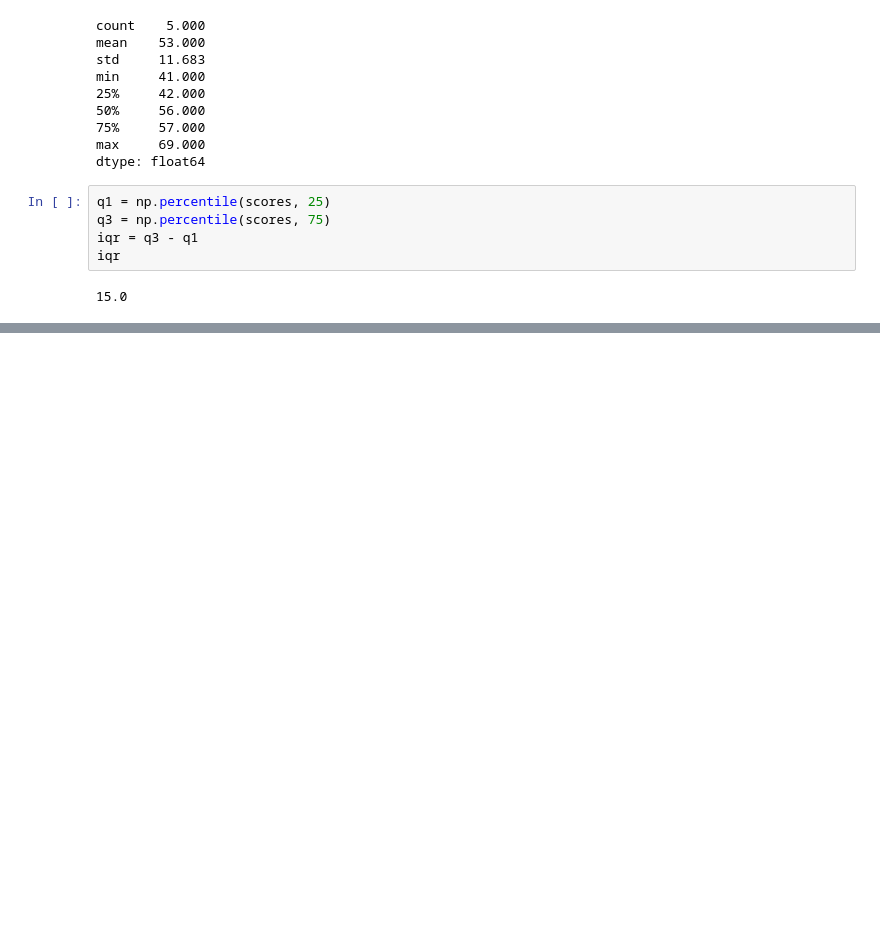
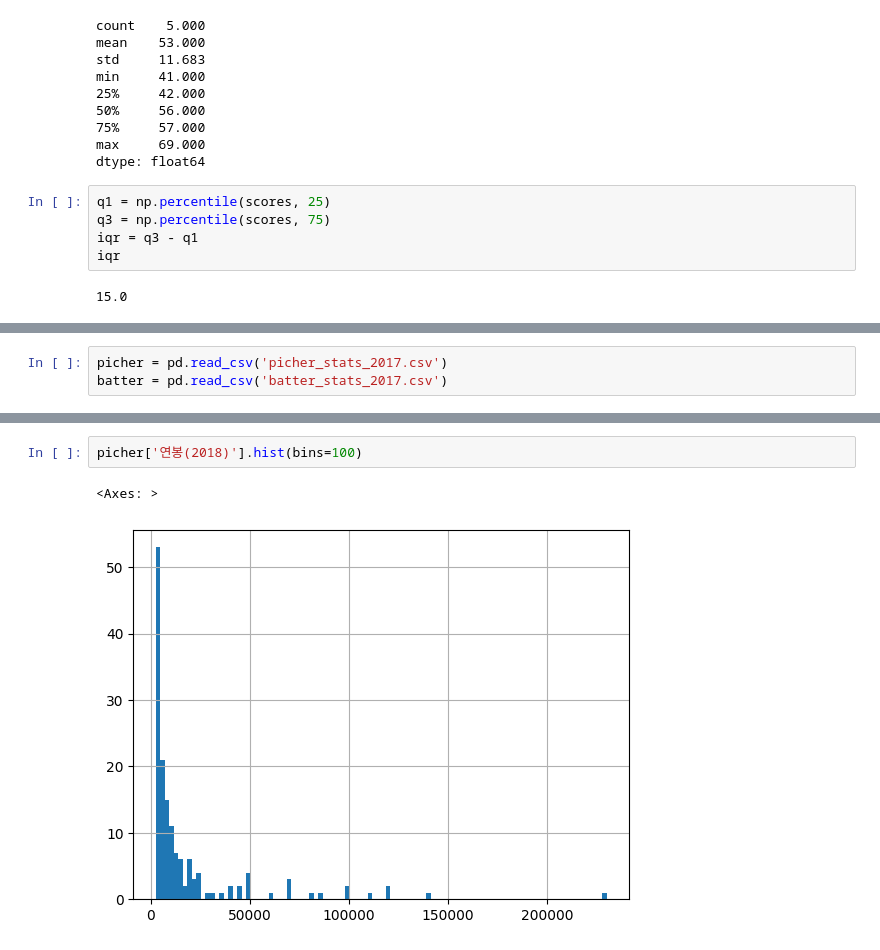
Before and after one commit to fightmeat/Machine_Leaning, a Jupyter notebook: 14_기술통계분석.ipynb, the cells around one changed output, grey strips where cells are left out. Drawn from its saved outputs; the diff is of its cells as text; blank space fills up the shorter version.

```diff
--- a/14_기술통계분석.ipynb
+++ b/14_기술통계분석.ipynb
@@ -262,0 +442,3 @@ iqr
+# %%
+picher = pd.read_csv('picher_stats_2017.csv')
+batter = pd.read_csv('batter_stats_2017.csv')
@@ -262,0 +498,5 @@ iqr
+# %%
+picher['연봉(2018)'].hist(bins=100)
+# %% [output]
+<Axes: >
+[figure, added]
```
Also changed, not shown: parts of 41 cells of this notebook.
